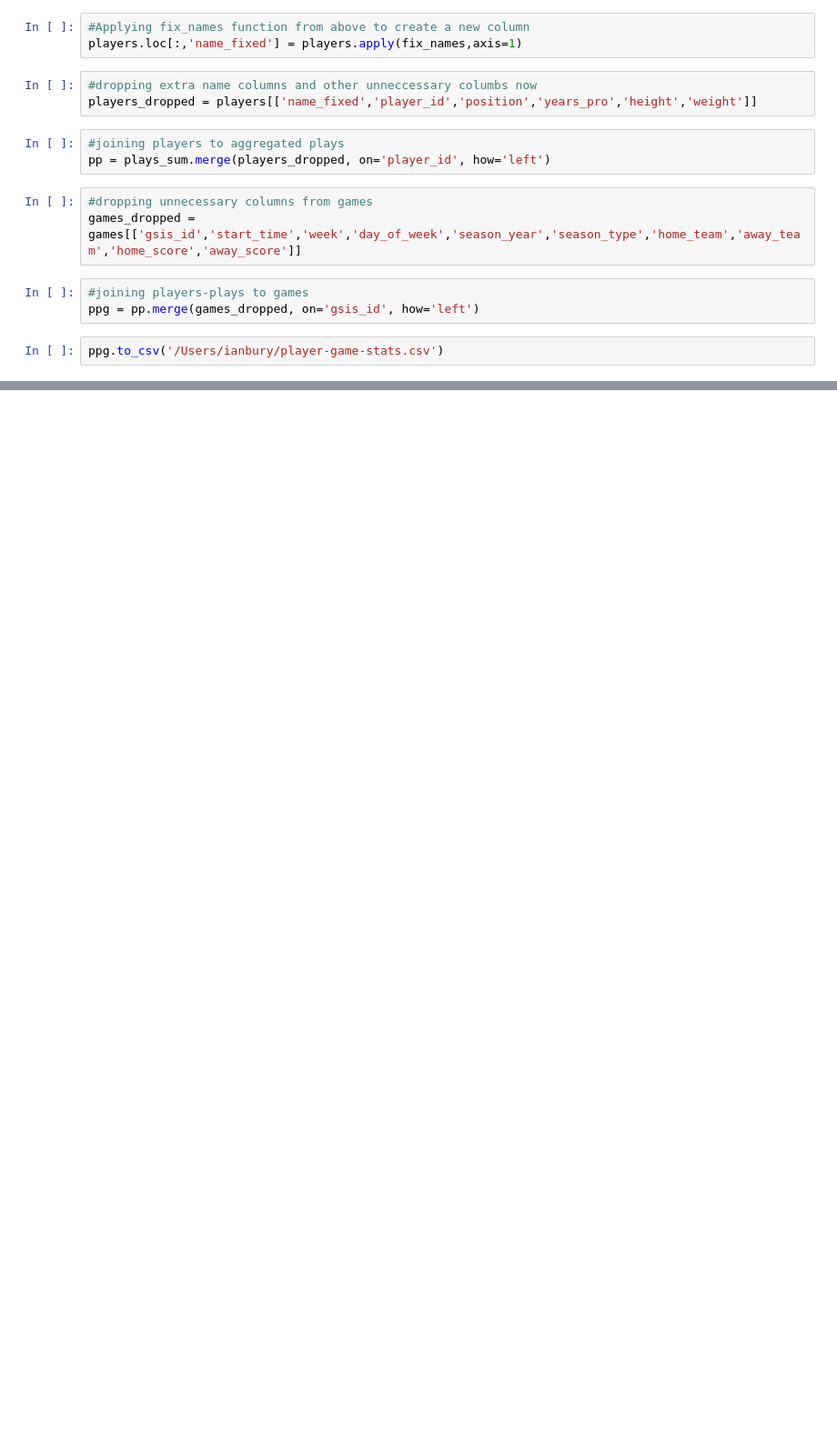
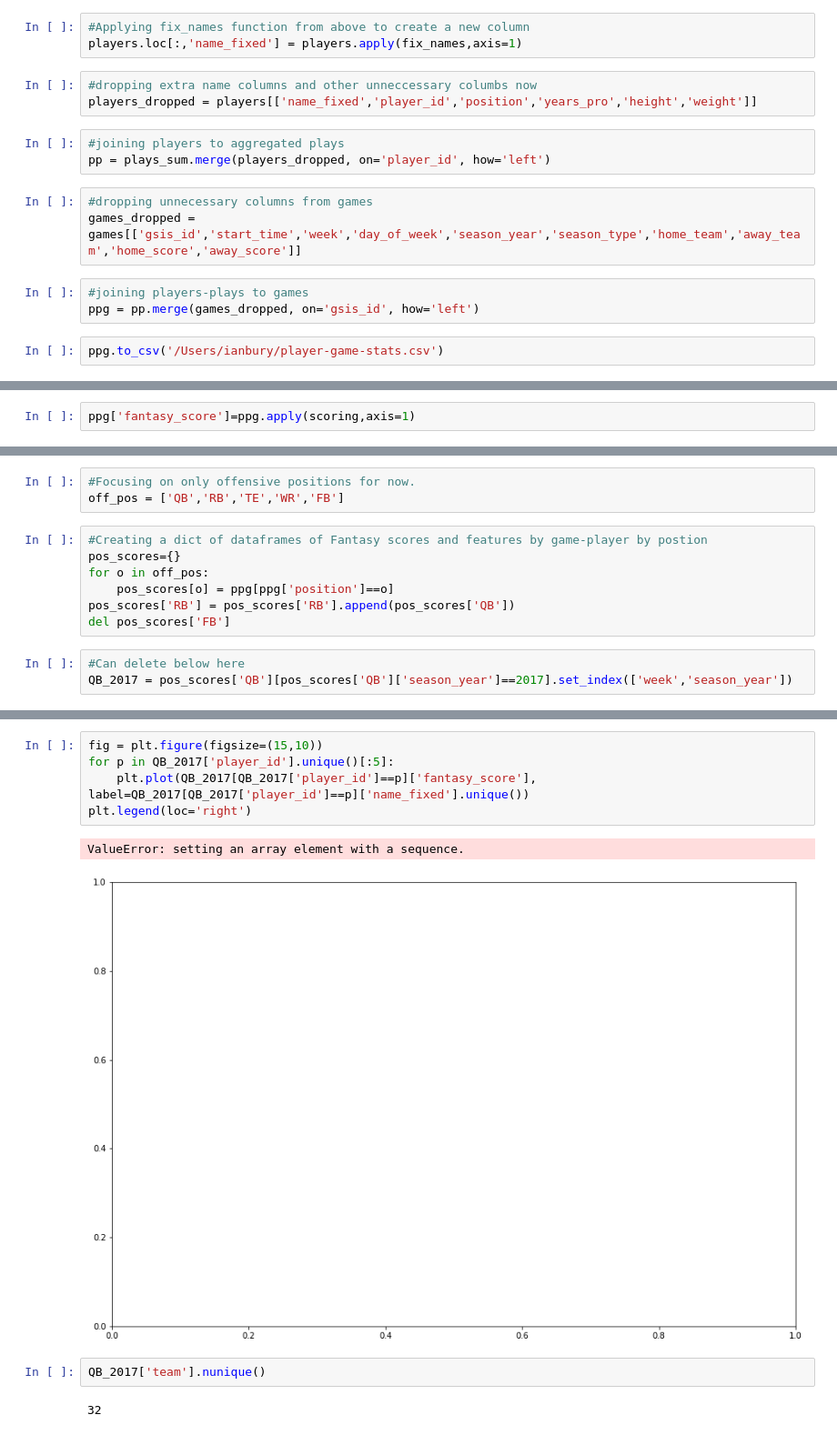
Before and after one commit to ibury08/fantasyfootball, a Jupyter notebook: FF_Data_Collection.ipynb, the cells around one changed output, grey strips where cells are left out. Shown at 91% size. Cells and saved outputs as stored; diff of their text form; blank space fills up the shorter version.

Commit message:
Merged, flattened file. Added scoring

```diff
--- a/FF_Data_Collection.ipynb
+++ b/FF_Data_Collection.ipynb
@@ -64,0 +148,2 @@ ppg.to_csv('/Users/ianbury/player-game-stats.csv')
+# %%
+ppg['fantasy_score']=ppg.apply(scoring,axis=1)
@@ -64,0 +178,13 @@ ppg.to_csv('/Users/ianbury/player-game-stats.csv')
+# %%
+#Focusing on only offensive positions for now.
+off_pos = ['QB','RB','TE','WR','FB']
+# %%
+#Creating a dict of dataframes of Fantasy scores and features by game-player by postion
+pos_scores={}
+for o in off_pos:
+    pos_scores[o] = ppg[ppg['position']==o]
+pos_scores['RB'] = pos_scores['RB'].append(pos_scores['QB'])
+del pos_scores['FB']
+# %%
+#Can delete below here
+QB_2017 = pos_scores['QB'][pos_scores['QB']['season_year']==2017].set_index(['week','season_year'])
@@ -64,0 +211,12 @@ ppg.to_csv('/Users/ianbury/player-game-stats.csv')
+# %%
+fig = plt.figure(figsize=(15,10))
+for p in QB_2017['player_id'].unique()[:5]:
+    plt.plot(QB_2017[QB_2017['player_id']==p]['fantasy_score'], label=QB_2017[QB_2017['player_id']==p]['name_fixed'].unique())
+plt.legend(loc='right')
+# %% [output]
+ValueError: setting an array element with a sequence.
+[figure, added]
+# %%
+QB_2017['team'].nunique()
+# %% [output]
+32
```
Also changed, not shown: parts of 12 cells of this notebook, 2 other files.
